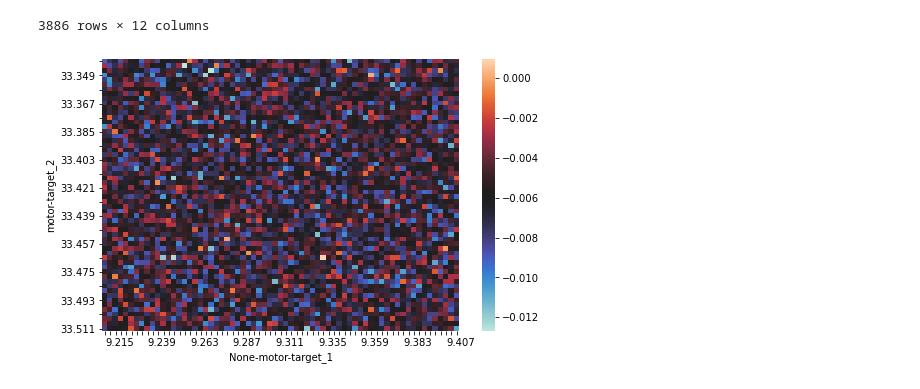
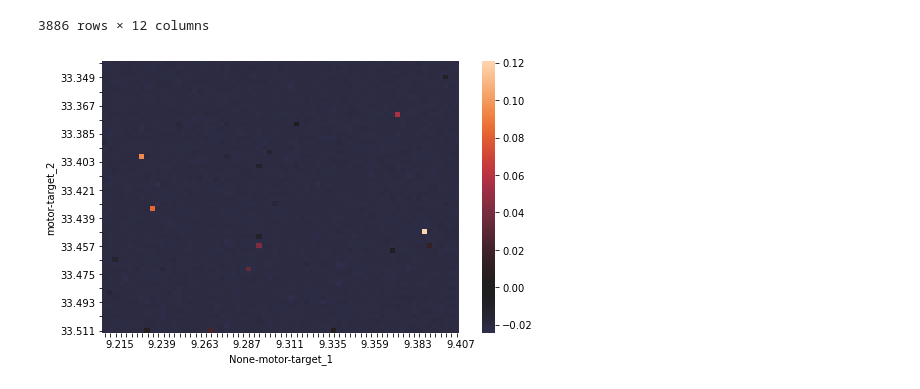
Before and after one commit to griffinbran/Chemical-Physics-Data-Visualization, a Jupyter notebook: code/Data-Cleaning.ipynb, the cells around one changed output. Cells and saved outputs as stored; diff of their text form; code cells hidden in the pictures.

```diff
--- a/code/Data-Cleaning.ipynb
+++ b/code/Data-Cleaning.ipynb
@@ -182,16 +182,16 @@ for channel in range(8):
 # %%
 plt.figure(figsize = (8, 5));
 
 # Clean up labels on horizontal-axis
 plot1_labels = list(data['motor-target_1'].value_counts().sort_index().index)
 plot2_labels = list(data['motor-target_2'].value_counts().sort_index().index)
 
-hmap = sns.heatmap(data_to_plot1[0], cmap='icefire', xticklabels=plot1_labels);
+hmap = sns.heatmap(data_to_plot1[6], cmap='icefire', xticklabels=plot1_labels, center=0);
 plt.setp([hmap.get_xticklabels()[1::2], hmap.get_yticklabels()[::2]], visible=False);
 plt.setp( hmap.get_xticklabels()[1::2], visible=False);
 plt.setp( hmap.get_xticklabels()[1::2], visible=False);
 plt.setp( hmap.get_xticklabels(), rotation = 0, rotation_mode='anchor', ha='left');
 # %% [output]
-[figure, old version]
+[figure, new version]
 # %%
 fig, ((ax0, ax1), (ax2, ax3), (ax4, ax5), (ax6, ax7)) = plt.subplots(nrows = 4, ncols = 2, figsize=(8, 5))
```
Also changed, not shown: parts of 3 cells of this notebook, 1 other file.
